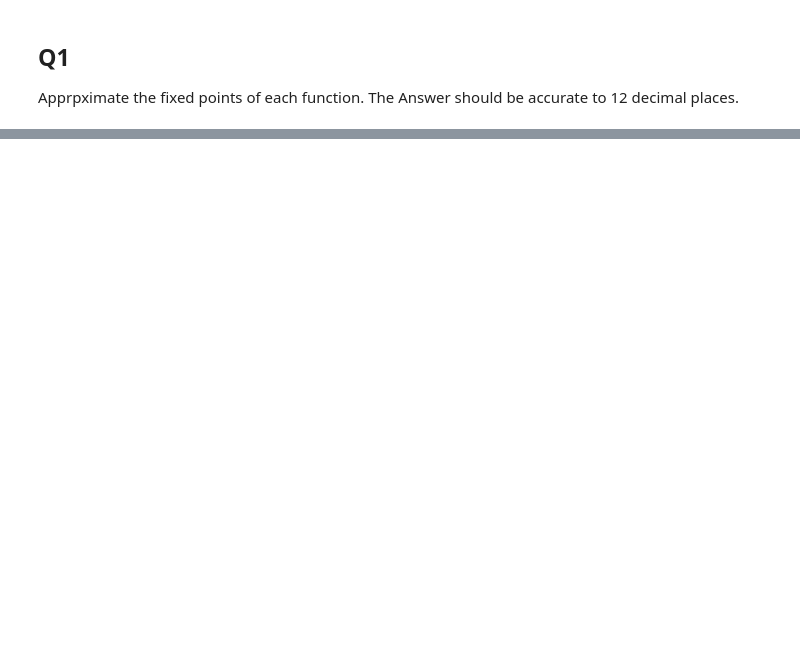
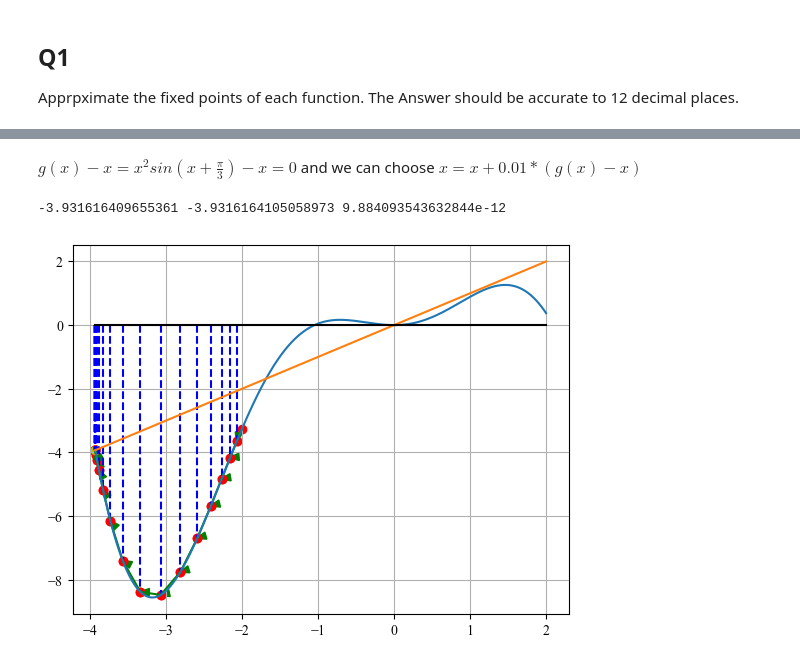
Before and after one commit to Seas00n/Advanced-Numerous-Method-2023, a Jupyter notebook: Assignment3/assignment3.ipynb, the cells around one changed output, grey strips where cells are left out. Cells and saved outputs as stored; diff of their text form; code cells hidden in the pictures; blank space fills up the shorter version.

```diff
--- a/Assignment3/assignment3.ipynb
+++ b/Assignment3/assignment3.ipynb
@@ -54,0 +68,10 @@ print(p,fp,error)
+# %% [markdown]
+$g(x)-x = x^2sin(x+\frac{\pi}{3})-x = 0$ and we can choose $x = x+0.01*(g(x)-x)$
+# %%
+def fun3(x_):
+    return x_**2*np.sin(x_+np.pi/3)
+p,fp,error = fixed_point_root_finding(fun=fun3,x0=-2,x_start=-2,x_end=2,lamda=0.01)
+print(p,fp,error)
+# %% [output]
+-3.931616409655361 -3.9316164105058973 9.884093543632844e-12
+[figure, added]
```
Also changed, not shown: parts of 19 cells of this notebook, 3 other files.
